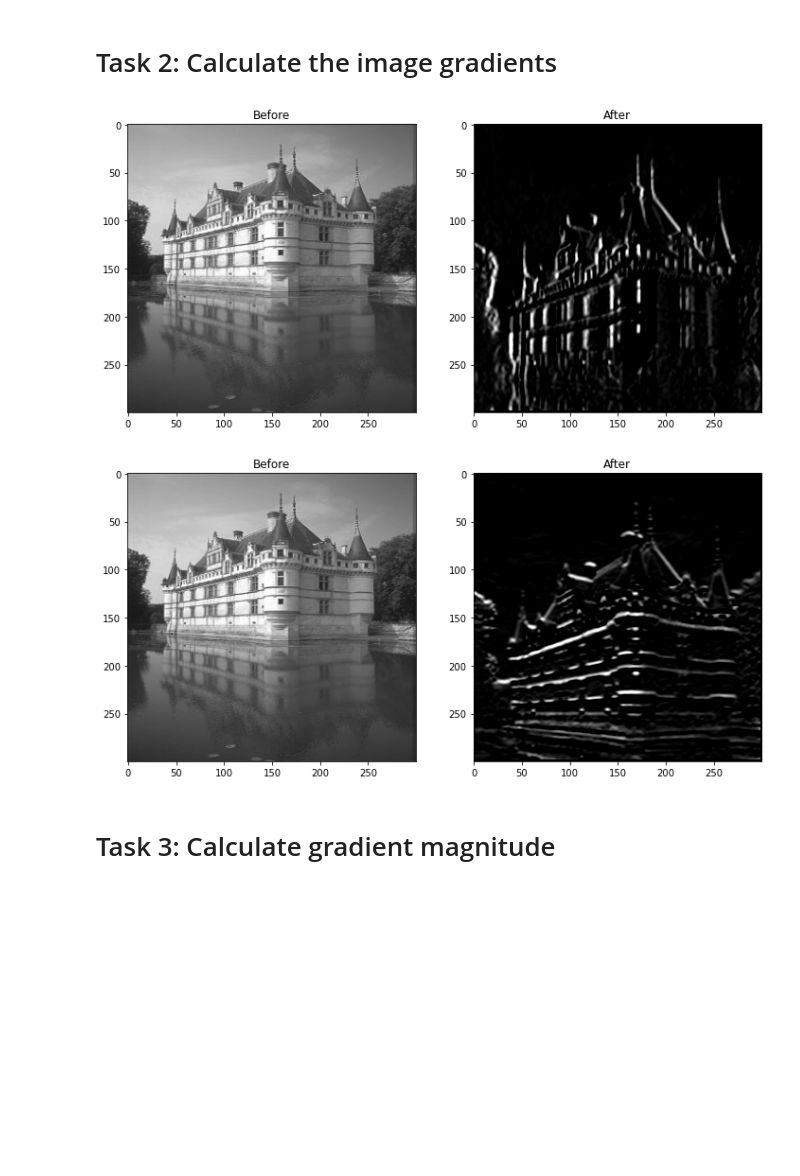
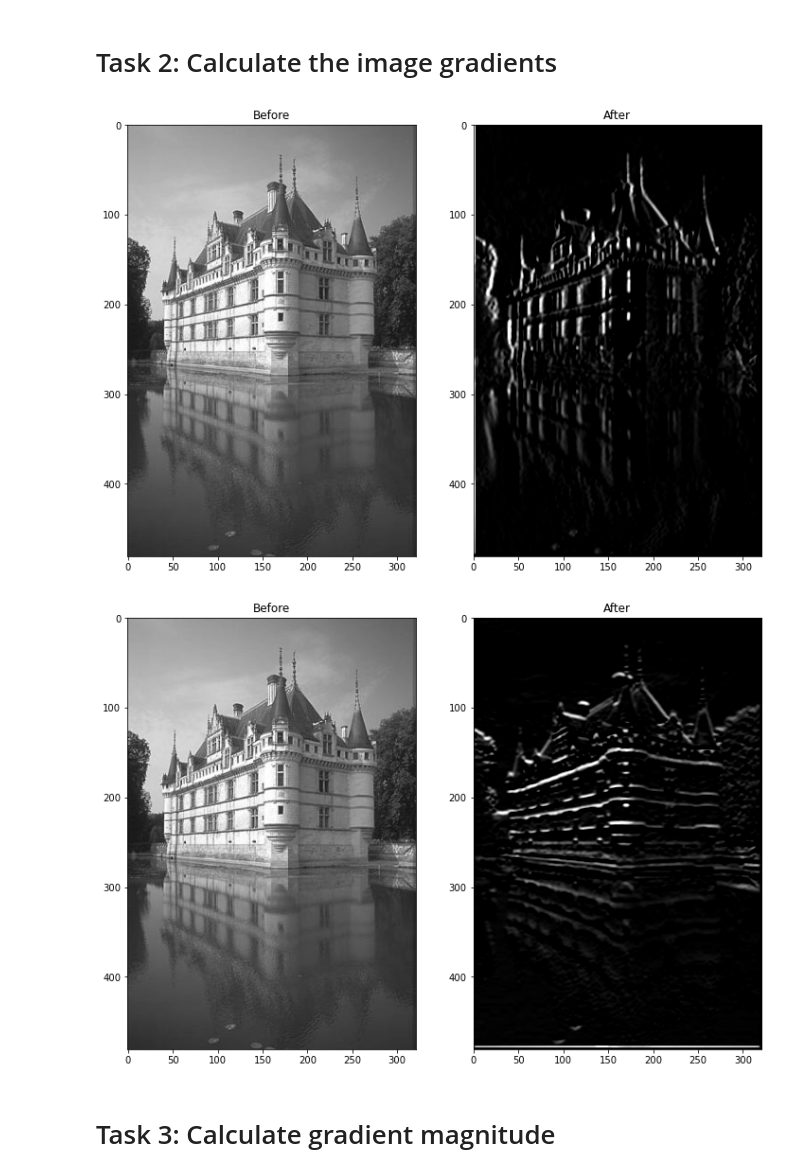
Before and after one commit to Antonio417/Sobel_filter, a Jupyter notebook: Lab 1/Lab 1.ipynb, the cells around one changed output. Cells and saved outputs as stored; diff of their text form; code cells hidden in the pictures; blank space fills up the shorter version.

```diff
--- a/Lab 1/Lab 1.ipynb
+++ b/Lab 1/Lab 1.ipynb
@@ -5,26 +5,25 @@ from matplotlib import pyplot as plt
 from matplotlib.pyplot import figure
 # %%
 def plot_two_images(img1: np.array, img2: np.array):
-    _, ax = plt.subplots(1, 2, figsize=(12, 6))
-    ax[0].imshow(img1, cmap='gray',vmin=0, vmax=255)
-    ax[1].imshow(img2, cmap='gray',vmin=0, vmax=255)
-    ax[0].title.set_text("Before")
-    ax[1].title.set_text("After")
+    _, axis = plt.subplots(1, 2, figsize=(12, 10))
+    axis[0].imshow(img1, cmap='gray',vmin=0, vmax=255)
+    axis[1].imshow(img2, cmap='gray',vmin=0, vmax=255)
+    axis[0].title.set_text("Before")
+    axis[1].title.set_text("After")
 # %% [markdown]
 # Task 1: Implement a function to perform convolution
 # %%
 def conv(img, kernel):
 
-    output_size = 300
     k = kernel.shape[0]
+    h,w = img.shape
 
-
-    conv_img = np.zeros(shape=(output_size, output_size))
+    conv_img = np.zeros(shape=(h, w))
 
     # Iterate over the rows
-    for i in range(output_size):
+    for i in range(h - k + 1):
         # Iterate over the columns
-        for j in range(output_size):
+        for j in range(w - k + 1):
             # Our value at that specific index
             mat = img[i:i+k, j:j+k]
 
@@ -36,12 +35,11 @@ def conv(img, kernel):
 
 # Explain your code here:
 # The image must be greyscaled first to make it a 1 channel array
-# It first determine the size of the output to make a 300x300 image
 # initialize the convolved image array
 # iterate over the rows and columns
 # Get the current 5x5 matrix
 # Multiply it with our kernel and sum it up
-# assign the result of the sum into out new image array
+# assign the result of the sum into conv_img array
 # %%
 B = [[2, 4, 5, 4, 2], [4, 9, 12, 9, 4], [5, 12, 15, 12, 5], [4, 9, 12, 9, 4], [2, 4, 5, 4, 2]]
 B = np.array(B)
@@ -85,42 +73,41 @@ plot_two_images(img, img_blurred)
 # Task 2: Calculate the image gradients
 # %%
 # Load the image
-img2 = cv2.imread('./test05.jpg', cv2.IMREAD_GRAYSCALE)
+img2 = cv2.imread('./test05.jpg', 0)
 
 # Blur the image
 img2_blurred = conv(img=np.array(img2), kernel=B)
-img2_blurred = cv2.copyMakeBorder(img2_blurred,1,1,1,1, cv2.BORDER_CONSTANT, None, value=0)
+img2_blurred = cv2.copyMakeBorder(img2_blurred,2,2,2,2, cv2.BORDER_CONSTANT, None, value=0)
 
 # Sobel Filter
 sobel_x_kernel = np.array([[-1, 0, 1], [-2, 0, 2], [-1, 0, 1]])
 sobel_x_kernel = sobel_x_kernel.reshape(3,3)
 sobel_y_kernel = [[1, 2, 1], [0, 0, 0], [-1, -2, -1]]
 sobel_y_kernel = np.array(sobel_y_kernel)
 sobel_y_kernel = sobel_y_kernel.reshape(3,3)
 
-sobelX = np.zeros(shape=(300,300))
-sobelY = np.zeros(shape=(300,300))
+sobelX = np.zeros(shape=img2.shape)
+sobelY = np.zeros(shape=img2.shape)
 
 # Calculating the Gradients
-for i in range(300 - 2):
-    for j in range(300 - 2):
+for i in range(img2.shape[0] - 2):
+    for j in range(img2.shape[1] - 2):
         sobelX[i,j] = np.sum(np.multiply(sobel_x_kernel, img2_blurred[i:i + 3, j:j + 3]))  # x direction
         sobelY[i,j] = np.sum(np.multiply(sobel_y_kernel, img2_blurred[i:i + 3, j:j + 3]))  # y direction
 
-img2 = cv2.resize(img2, dsize=(300, 300))
 plot_two_images(img2, sobelX)
 plot_two_images(img2, sobelY)
 
 # Demonstrate your understanding by answering the question below:
 # Looking at the filter coefficients, explain how a sobel filter picks out horizontal edges?
 
-# It calculates the gradient of an image intensity at each pixel and the kernel used
-# kind of sweep through the image horizontally
-# and finds the largest increase or decrease in intensity value. That is why the values in the
-# second column is all zeros, so that it can compare the change in values in the x axis.
+# It calculates the gradient of an image intensity at each pixel and the B kernel sweep
+# through the image horizontally and finds the largest increase or decrease in intensity
+# value. That is why the values in the second column of sobel_x_kernel matrix is all zeros, so that it can compare
+# the change in values in the x axis.
 # %% [output]
-[figure, old version]
+[figure, new version]
-[figure, old version]
+[figure, new version]
 # %% [markdown]
 # Task 3: Calculate gradient magnitude
 # %%
```
Also changed, not shown: parts of 7 cells of this notebook.
